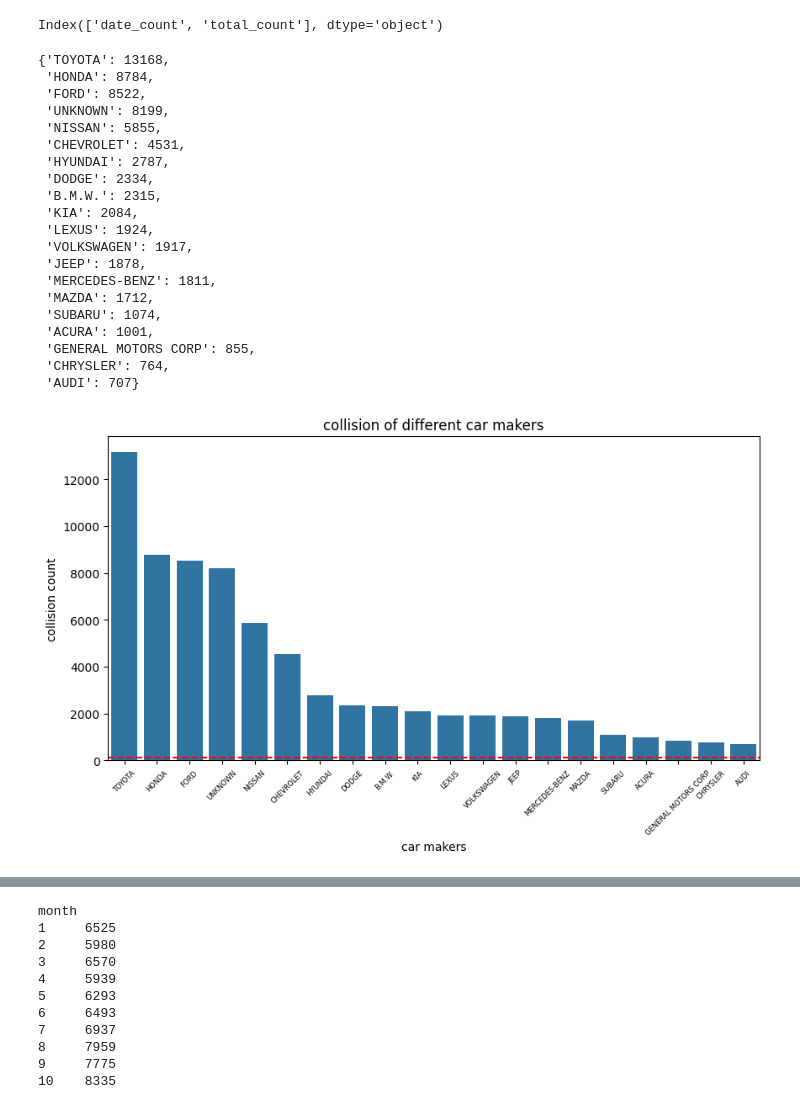
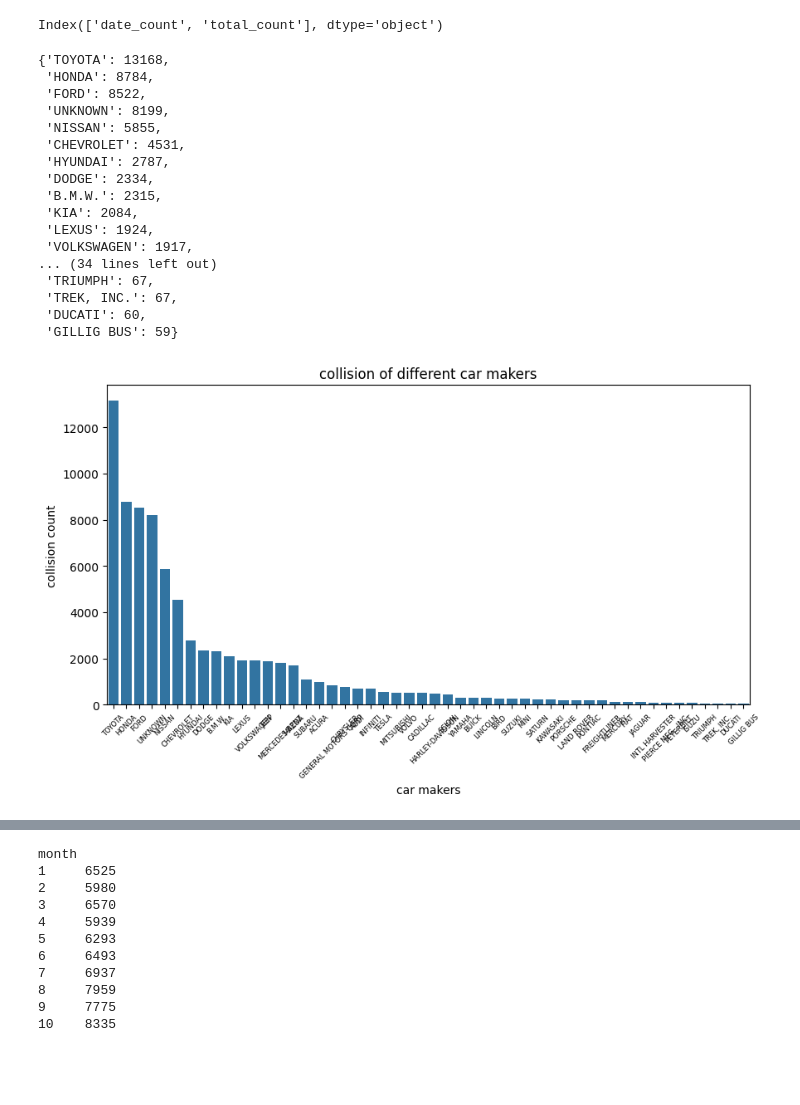
Before and after one commit to rellimrebo/traffic-risk-estimator, a Jupyter notebook: data_statistic.ipynb, the cells around one changed output, grey strips where cells are left out. Cells and saved outputs as stored; diff of their text form; code cells hidden in the pictures; blank space fills up the shorter version.

```diff
--- a/data_statistic.ipynb
+++ b/data_statistic.ipynb
@@ -35,7 +36,7 @@ carmaker_count = defaultdict(int)
 for d in collision_data['veh_make']:
     carmaker_count[d] += 1
 carmaker_count = sorted(carmaker_count.items(), key = lambda x: x[1], reverse = True)
-carmaker_count = {name: count for name, count in carmaker_count[:20]}
+carmaker_count = {name: count for name, count in carmaker_count[:50]}
 # %%
 carmaker_count
 # %% [output]
@@ -51,27 +52,24 @@ carmaker_count
  'KIA': 2084,
  'LEXUS': 1924,
  'VOLKSWAGEN': 1917,
- 'JEEP': 1878,
- 'MERCEDES-BENZ': 1811,
- 'MAZDA': 1712,
- 'SUBARU': 1074,
- 'ACURA': 1001,
- 'GENERAL MOTORS CORP': 855,
- 'CHRYSLER': 764,
- 'AUDI': 707}
+... (34 lines left out)
+ 'TRIUMPH': 67,
+ 'TREK, INC.': 67,
+ 'DUCATI': 60,
+ 'GILLIG BUS': 59}
 # %%
 # visualization
 plt.figure(figsize=(10, 5))
 sns.barplot(x=carmaker_count.keys(), y=carmaker_count.values())
-plt.axhline(y=carmaker_average, color='r', linestyle='--', label='Horizontal Line at y=8')
+# plt.axhline(y=carmaker_average, color='r', linestyle='--', label='Horizontal Line at y=8')
 plt.title('collision of different car makers')
 plt.xlabel('car makers')
 plt.xticks(fontsize=6)
 plt.ylabel('collision count')
 plt.xticks(rotation=45)
 plt.show()
 # %% [output]
-[figure, old version]
+[figure, new version]
 # %%
 # 生成词云对象，并根据词频生成词云
 wordcloud = WordCloud(width=800, height=400, background_color='white').generate_from_frequencies(carmaker_count)
```
Also changed, not shown: parts of 5 cells of this notebook.
